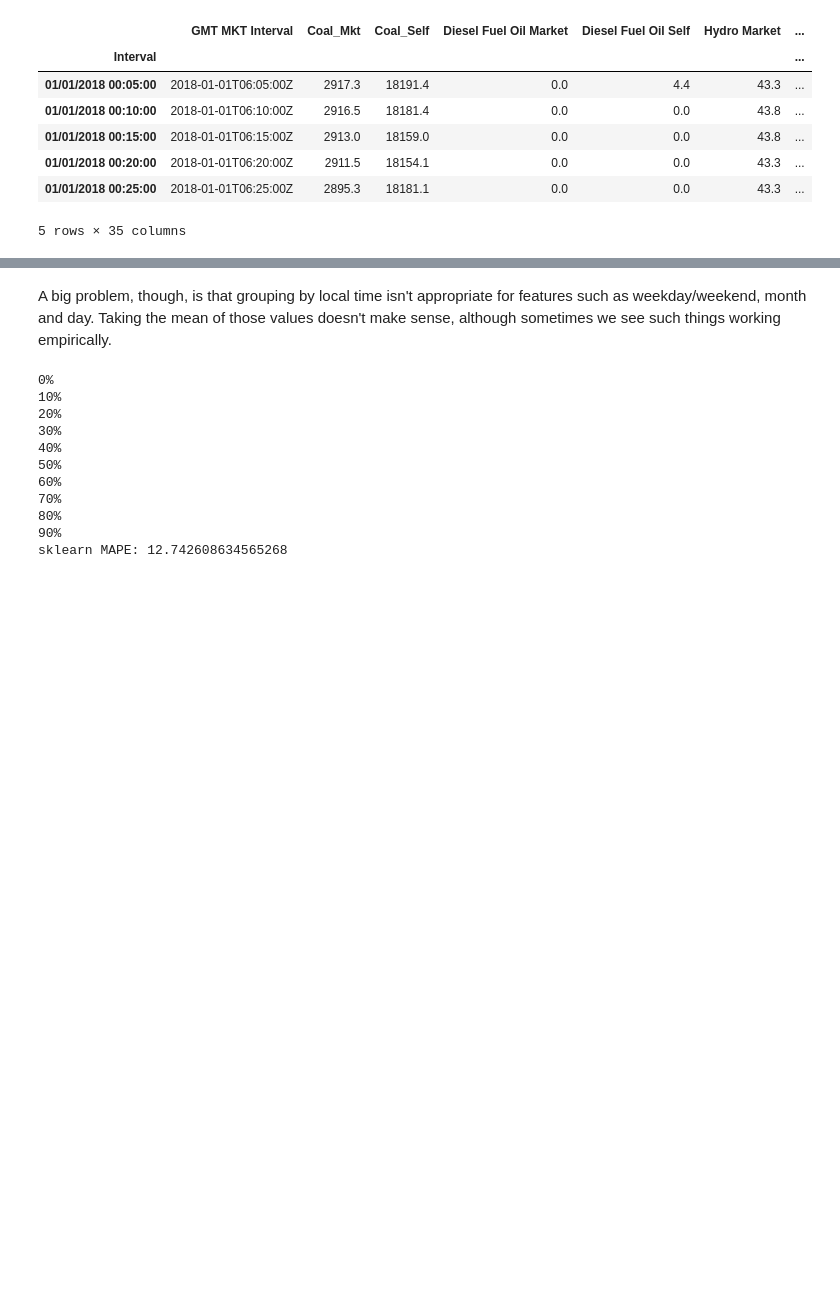
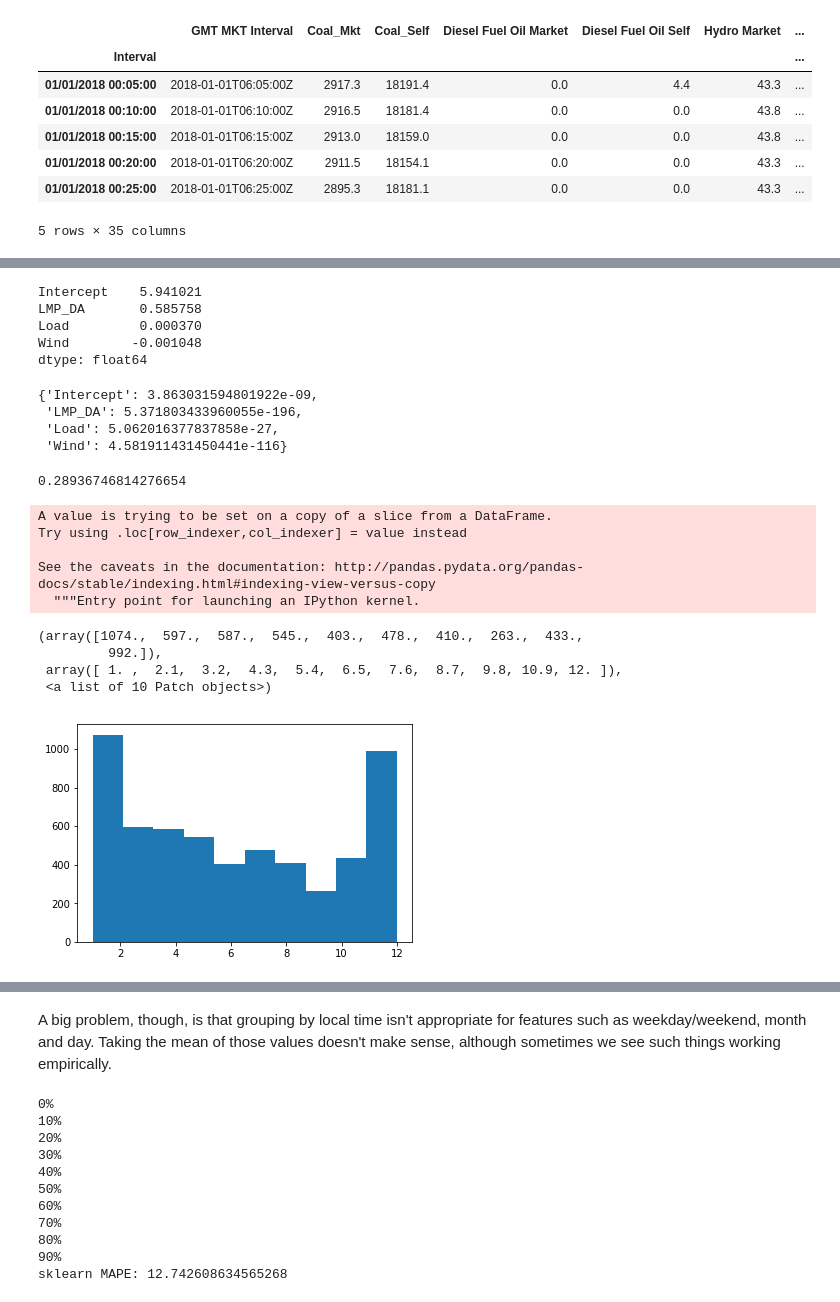
Before and after one commit to felipeascouto/energy, a Jupyter notebook: research_p2.ipynb, the cells around one changed output, grey strips where cells are left out. Drawn from its saved outputs; the diff is of its cells as text; code cells hidden in the pictures; blank space fills up the shorter version.

```diff
--- a/research_p2.ipynb
+++ b/research_p2.ipynb
@@ -1588,3 +1631,36 @@ np.where(pe(test['fitted RT (annual)'],test['LMP_RT'])==np.inf,1,0).sum()/pe(tes
+# %%
+result.params
+# %% [output]
+Intercept    5.941021
+LMP_DA       0.585758
+Load         0.000370
+Wind        -0.001048
+dtype: float64
+# %%
+means_dict(pvalues)
+# %% [output]
+{'Intercept': 3.863031594801922e-09,
+ 'LMP_DA': 5.371803433960055e-196,
+ 'Load': 5.062016377837858e-27,
+ 'Wind': 4.581911431450441e-116}
+# %%
+np.where(pe(test['fitted RT (annual)'],test['LMP_RT'])<15,1,0).sum()/pe(test['fitted RT (annual)'],test['LMP_RT']).size
+# %% [output]
+0.28936746814276654
+# %%
+test['PE'] = pe(test['fitted RT (annual)'],test['LMP_RT'])
+plt.hist(test[test['PE']>50]['Month'])
+# %% [output]
+A value is trying to be set on a copy of a slice from a DataFrame.
+Try using .loc[row_indexer,col_indexer] = value instead
+
+See the caveats in the documentation: http://pandas.pydata.org/pandas-docs/stable/indexing.html#indexing-view-versus-copy
+  """Entry point for launching an IPython kernel.
+(array([1074.,  597.,  587.,  545.,  403.,  478.,  410.,  263.,  433.,
+         992.]),
+ array([ 1. ,  2.1,  3.2,  4.3,  5.4,  6.5,  7.6,  8.7,  9.8, 10.9, 12. ]),
+ <a list of 10 Patch objects>)
+[figure, added]
 # %%
 # too abrupt of a change, let's keep grouping by local time, but not by month
 # %%
```
Also changed, not shown: parts of 13 cells of this notebook.
